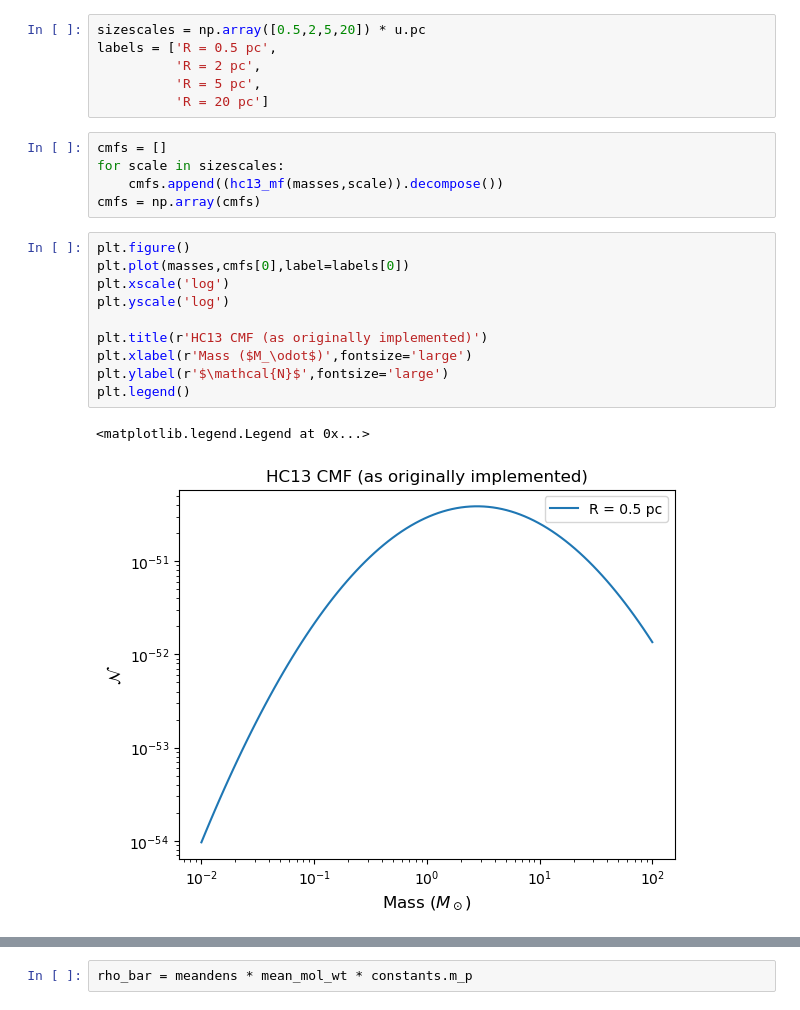
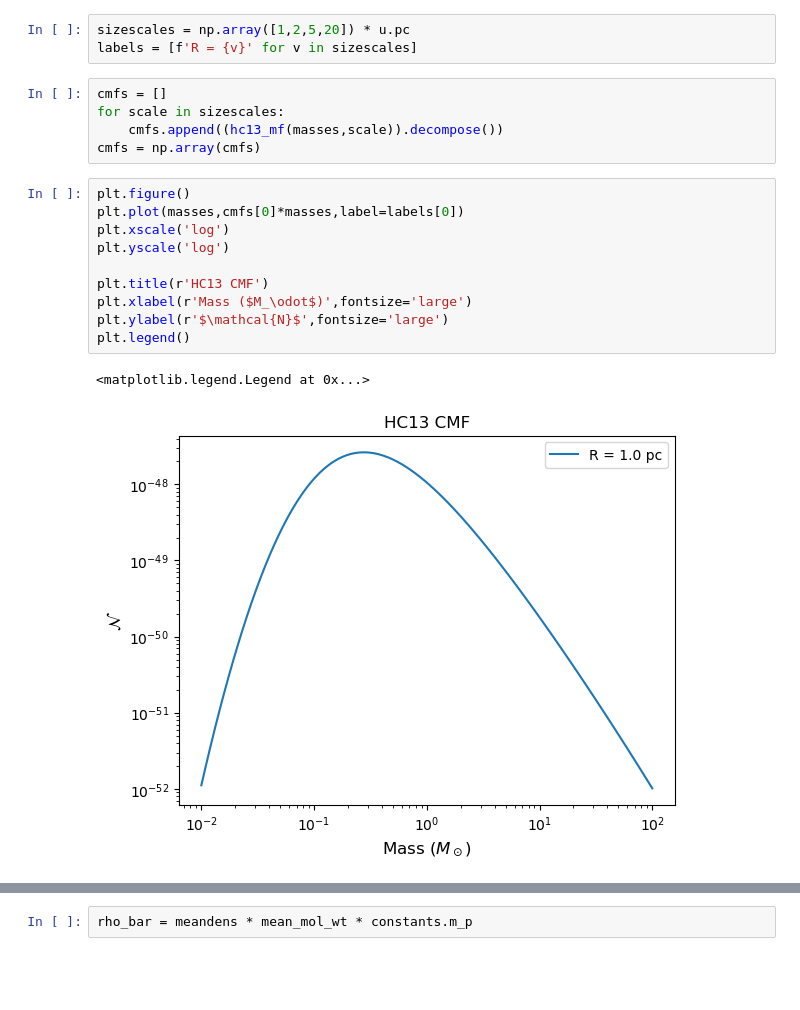
Before and after one commit to keflavich/imf, a Jupyter notebook: examples/hc13_test.ipynb, the cells around one changed output, grey strips where cells are left out. Saved outputs shown, nothing was run; the diff lists cells and outputs as text; blank space fills up the shorter version.

```diff
--- a/examples/hc13_test.ipynb
+++ b/examples/hc13_test.ipynb
@@ -7,11 +7,8 @@ from imf.cmf import hc13_mf
 # %%
 masses = np.logspace(-2,2,100) * u.M_sun
 # %%
-sizescales = np.array([0.5,2,5,20]) * u.pc
-labels = ['R = 0.5 pc',
-          'R = 2 pc',
-          'R = 5 pc',
-          'R = 20 pc']
+sizescales = np.array([1,2,5,20]) * u.pc
+labels = [f'R = {v}' for v in sizescales]
 # %%
 cmfs = []
 for scale in sizescales:
@@ -19,17 +16,17 @@ for scale in sizescales:
 cmfs = np.array(cmfs)
 # %%
 plt.figure()
-plt.plot(masses,cmfs[0],label=labels[0])
+plt.plot(masses,cmfs[0]*masses,label=labels[0])
 plt.xscale('log')
 plt.yscale('log')
 
-plt.title(r'HC13 CMF (as originally implemented)')
+plt.title(r'HC13 CMF')
 plt.xlabel(r'Mass ($M_\odot$)',fontsize='large')
 plt.ylabel(r'$\mathcal{N}$',fontsize='large')
 plt.legend()
 # %% [output]
 <matplotlib.legend.Legend at 0x...>
-[figure, old version]
+[figure, new version]
 # %%
 plt.figure()
 plt.plot(masses,cmfs.T,label=labels)
```
Also changed, not shown: parts of 22 cells of this notebook, 3 other files.
